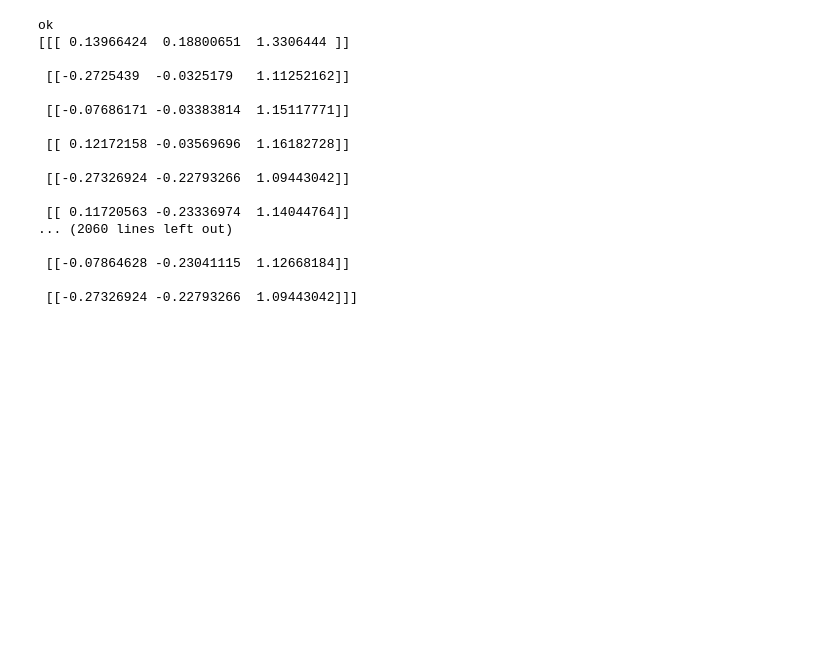
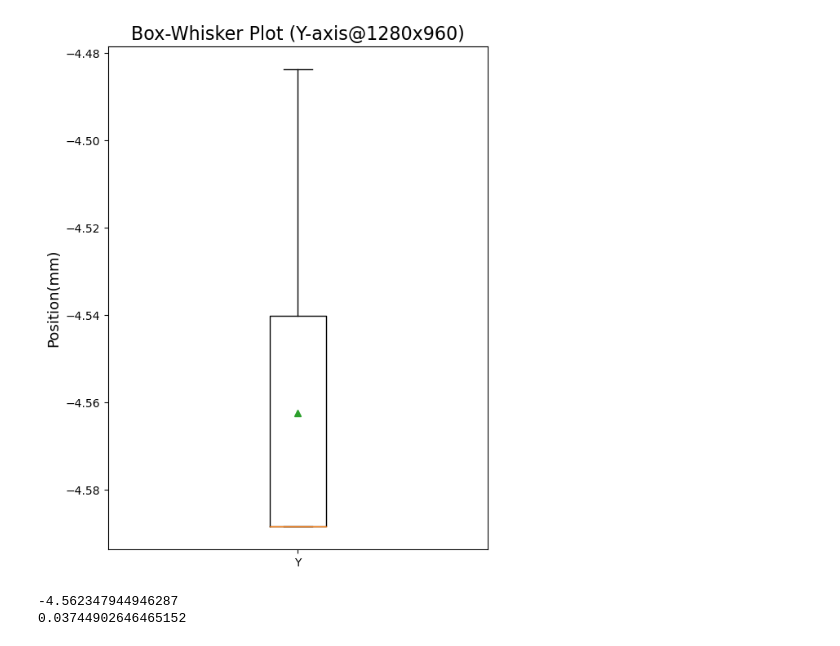
Before and after one commit to elecun/libppe, a Jupyter notebook: pyppe/marker_pose_video.ipynb, the cells around one changed output. Saved outputs shown, nothing was run; the diff lists cells and outputs as text; code cells hidden in the pictures; blank space fills up the shorter version.

```diff
--- a/pyppe/marker_pose_video.ipynb
+++ b/pyppe/marker_pose_video.ipynb
@@ -84,41 +0,0 @@ OpenCV(4.6.0) /private/var/folders/sy/f16zz6x50xz3113nwtb9bvq00000gp/T/abs_506zu
-# %%
-# for video-1 (1280_960 resolution)
-count = 0
-if video_low.isOpened():
-    while True:
-        ret, frame = video_low.read()
-        count += 1
-        if ret == True:
-            gray = cv2.cvtColor(frame, cv2.COLOR_BGR2GRAY)
-            gray = cv2.undistort(gray, mtx, dist, None, newcameramtx_low)
-
-            (corners, ids, rejected) = cv2.aruco.detectMarkers(gray, markerdict, parameters=markerparams)
-
-            if 102 in ids:
-                print("ok")
-                rvec, tvec, _ = cv2.aruco.estimatePoseSingleMarkers(corners, 0.04, newcameramtx_low, dist)
-                print(tvec)
-
-
-        else:
-            break
-
-video_low.release()
-# %% [output]
-ok
-[[[ 0.13966424  0.18800651  1.3306444 ]]
-
- [[-0.2725439  -0.0325179   1.11252162]]
-
- [[-0.07686171 -0.03383814  1.15117771]]
-
- [[ 0.12172158 -0.03569696  1.16182728]]
-
- [[-0.27326924 -0.22793266  1.09443042]]
-
- [[ 0.11720563 -0.23336974  1.14044764]]
-... (2060 lines left out)
-
- [[-0.07864628 -0.23041115  1.12668184]]
-
- [[-0.27326924 -0.22793266  1.09443042]]]
@@ -131,0 +1,33 @@ plt.clf()
+# %%
+import pandas as pd
+import numpy as np
+import matplotlib.pyplot as plt
+import openpyxl
+
+m_100_1280_data = pd.read_excel("./result/marker_position_100_1280.xlsx", header=0)
+m_100_1600_data = pd.read_excel("./result/marker_position_100_1600.xlsx", header=0)
+m_140_1280_data = pd.read_excel("./result/marker_position_140_1280.xlsx", header=0)
+m_140_1600_data = pd.read_excel("./result/marker_position_140_1600.xlsx", header=0)
+
+plt.figure()
+plt.title("Box-Whisker Plot (Y-axis@1280x960)", fontsize=16)
+plt.rcParams["figure.figsize"] = (6,8)
+plt.rcParams["axes.titlesize"] = 25
+plt.rcParams["axes.labelsize"] = 13
+plt.ylabel("Position(mm)")
+#plt.legend()
+#plt.boxplot([m_100_1280_data['x'], m_100_1600_data['x']])
+#plt.xticks([1, 2], ['X_1280', 'X_1600'])
+plt.boxplot([m_140_1280_data['y']], showmeans=True)
+plt.xticks([1], ['Y'])
+plt.show()
+
+print(m_140_1280_data['y'].mean())
+print(m_140_1280_data['y'].std())
+
+# print("X0 mean : {}".format(x_data['ID30-X0'].mean()))
+# print("X1 mean : {}".format(x_data['ID30-X1'].mean()))
+# %% [output]
+[figure, added]
+-4.562347944946287
+0.03744902646465152
```
Also changed, not shown: parts of 4 cells of this notebook, 6 other files.
